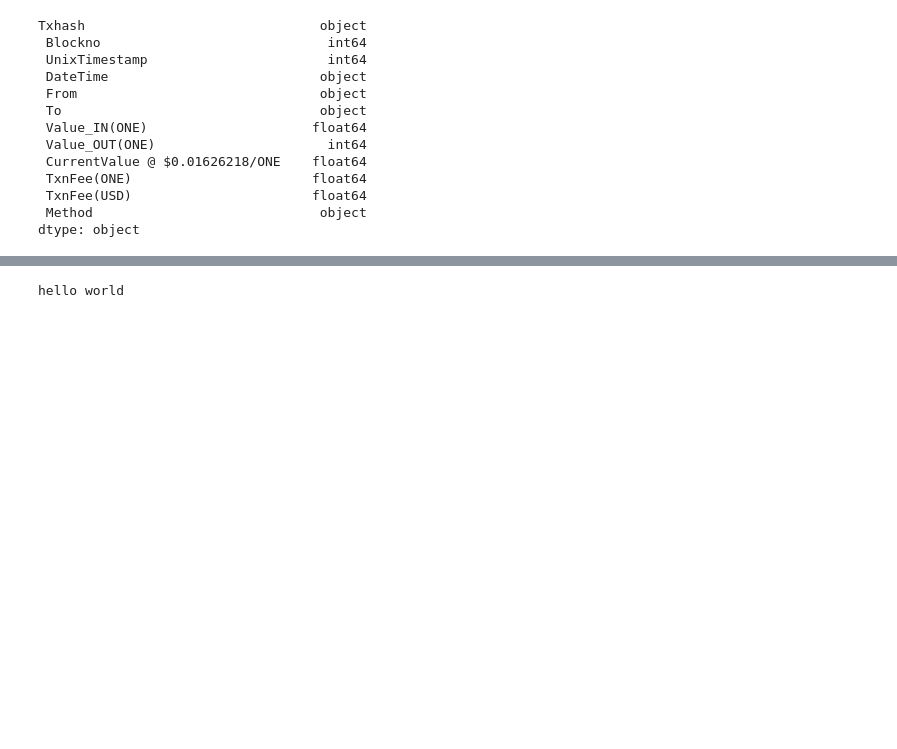
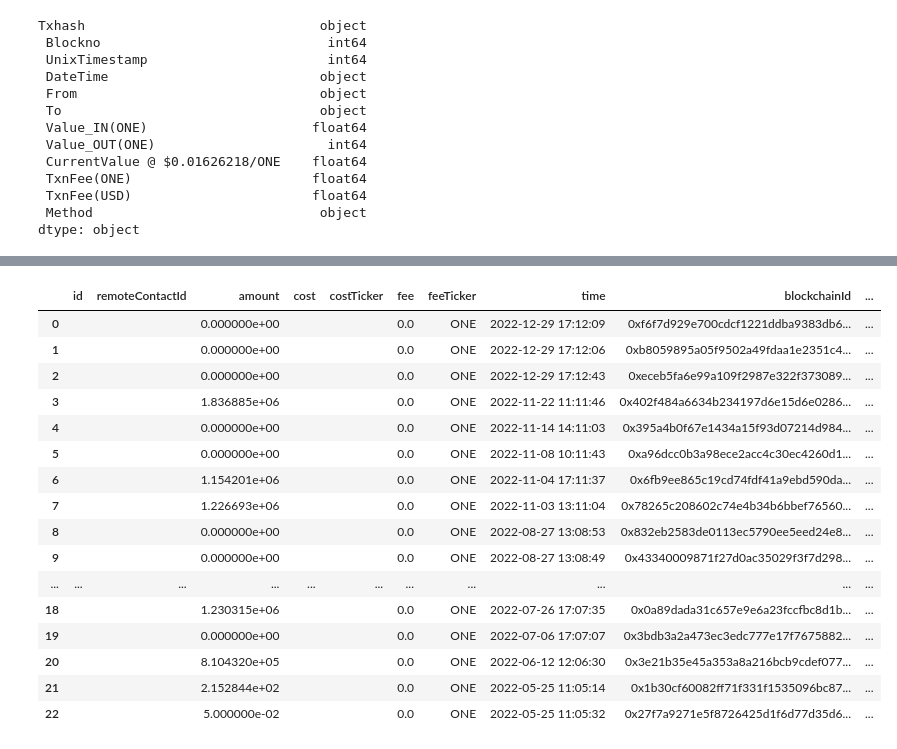
Before and after one commit to QorbQuant/Crypto-tax-data, a Jupyter notebook: HarmonyTransform.ipynb, the cells around one changed output, grey strips where cells are left out. Cells and saved outputs as stored; diff of their text form; code cells hidden in the pictures; blank space fills up the shorter version.

```diff
--- a/HarmonyTransform.ipynb
+++ b/HarmonyTransform.ipynb
@@ -94,3 +45,0 @@ df['fee'] = np.where(df['transactionType'] == 'withdrawal', df[' TxnFee(ONE)'],
-# %%
-df['time'] = df[' DateTime']
-df['blockchainId'] = df['Txhash']
@@ -126,4 +66,42 @@ df
-# %%
-print("hello world")
-# %% [output]
-hello world
+# %%
+# rename columns
+df = df.rename(columns={' DateTime': 'time','Txhash': 'blockchainId', ' From': 'fromAddress',' To': 'toAddress'})
+# %%
+# add blank columns for csv
+df['id'] = ''
+df['remoteContactId'] = ''
+df['amountTicker'] = 'ONE'
+df['cost'] = ''
+df['costTicker'] = ''
+df['feeTicker'] = 'ONE'
+df['memo'] = ''
+df['accountId'] = ''
+df['contactId'] = ''
+df['categoryId'] = ''
+df['tradeId'] = ''
+df['description'] = ''
+df['groupId'] = ''
+# %%
+final_df = df[['id', 'remoteContactId', 'amount', 'cost', 'costTicker', 'fee', 'feeTicker', 'time', \
+              'blockchainId', 'memo', 'transactionType', 'accountId', 'contactId', 'categoryId',   \
+              'taxExempt', 'tradeId', 'description', 'fromAddress', 'toAddress', 'groupId']]
+
+final_df
+# %% [output]
+|  | id | remoteContactId | amount | cost | costTicker | fee | feeTicker | time | blockchainId | ... |
+| 0 |  |  | 0.000000e+00 |  |  | 0.0 | ONE | 2022-12-29 17:12:09 | 0xf6f7d929e700cdcf1221ddba9383db6... | ... |
+| 1 |  |  | 0.000000e+00 |  |  | 0.0 | ONE | 2022-12-29 17:12:06 | 0xb8059895a05f9502a49fdaa1e2351c4... | ... |
+| 2 |  |  | 0.000000e+00 |  |  | 0.0 | ONE | 2022-12-29 17:12:43 | 0xeceb5fa6e99a109f2987e322f373089... | ... |
+| 3 |  |  | 1.836885e+06 |  |  | 0.0 | ONE | 2022-11-22 11:11:46 | 0x402f484a6634b234197d6e15d6e0286... | ... |
+| 4 |  |  | 0.000000e+00 |  |  | 0.0 | ONE | 2022-11-14 14:11:03 | 0x395a4b0f67e1434a15f93d07214d984... | ... |
+| 5 |  |  | 0.000000e+00 |  |  | 0.0 | ONE | 2022-11-08 10:11:43 | 0xa96dcc0b3a98ece2acc4c30ec4260d1... | ... |
+| 6 |  |  | 1.154201e+06 |  |  | 0.0 | ONE | 2022-11-04 17:11:37 | 0x6fb9ee865c19cd74fdf41a9ebd590da... | ... |
+| 7 |  |  | 1.226693e+06 |  |  | 0.0 | ONE | 2022-11-03 13:11:04 | 0x78265c208602c74e4b34b6bbef76560... | ... |
+| 8 |  |  | 0.000000e+00 |  |  | 0.0 | ONE | 2022-08-27 13:08:53 | 0x832eb2583de0113ec5790ee5eed24e8... | ... |
+| 9 |  |  | 0.000000e+00 |  |  | 0.0 | ONE | 2022-08-27 13:08:49 | 0x43340009871f27d0ac35029f3f7d298... | ... |
+| ... | ... | ... | ... | ... | ... | ... | ... | ... | ... | ... |
+| 18 |  |  | 1.230315e+06 |  |  | 0.0 | ONE | 2022-07-26 17:07:35 | 0x0a89dada31c657e9e6a23fccfbc8d1b... | ... |
+| 19 |  |  | 0.000000e+00 |  |  | 0.0 | ONE | 2022-07-06 17:07:07 | 0x3bdb3a2a473ec3edc777e17f7675882... | ... |
+| 20 |  |  | 8.104320e+05 |  |  | 0.0 | ONE | 2022-06-12 12:06:30 | 0x3e21b35e45a353a8a216bcb9cdef077... | ... |
+| 21 |  |  | 2.152844e+02 |  |  | 0.0 | ONE | 2022-05-25 11:05:14 | 0x1b30cf60082ff71f331f1535096bc87... | ... |
+| 22 |  |  | 5.000000e-02 |  |  | 0.0 | ONE | 2022-05-25 11:05:32 | 0x27f7a9271e5f8726425d1f6d77d35d6... | ... |
```
Also changed, not shown: parts of 12 cells of this notebook.
